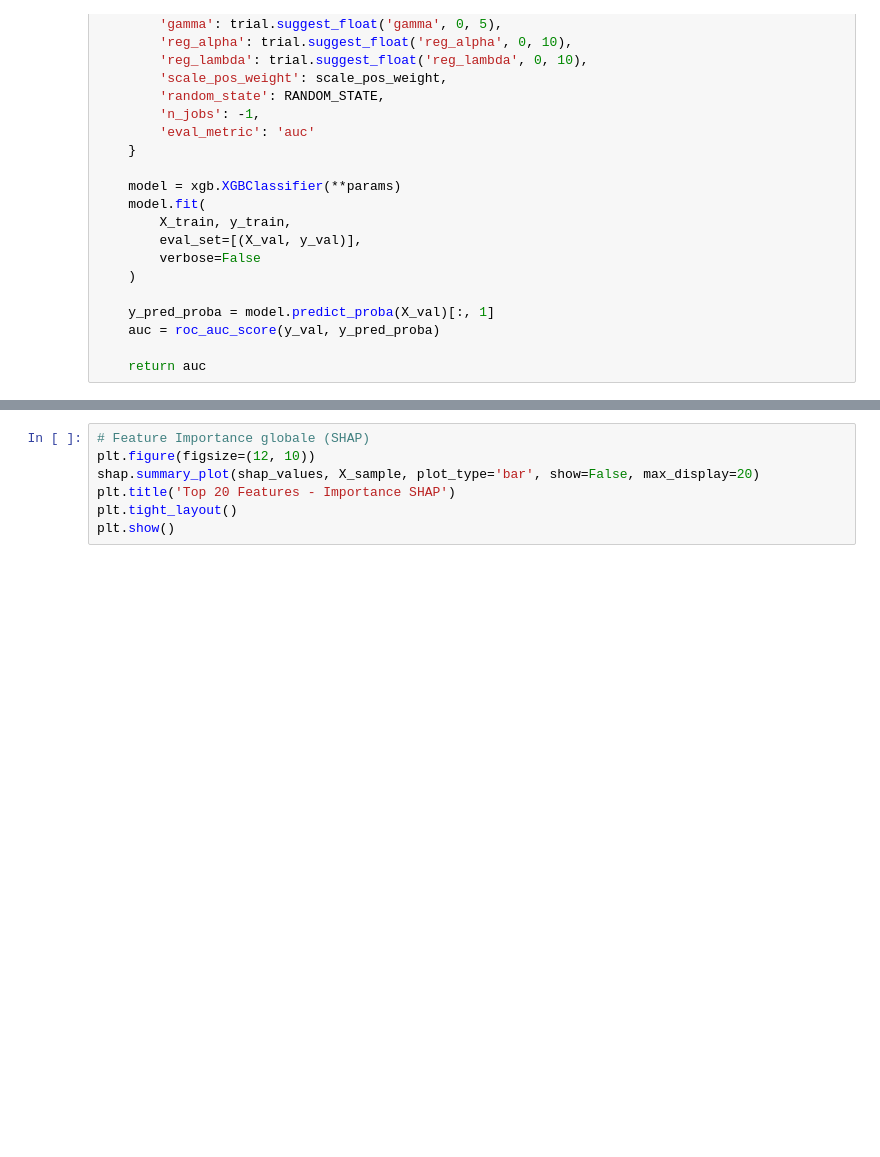
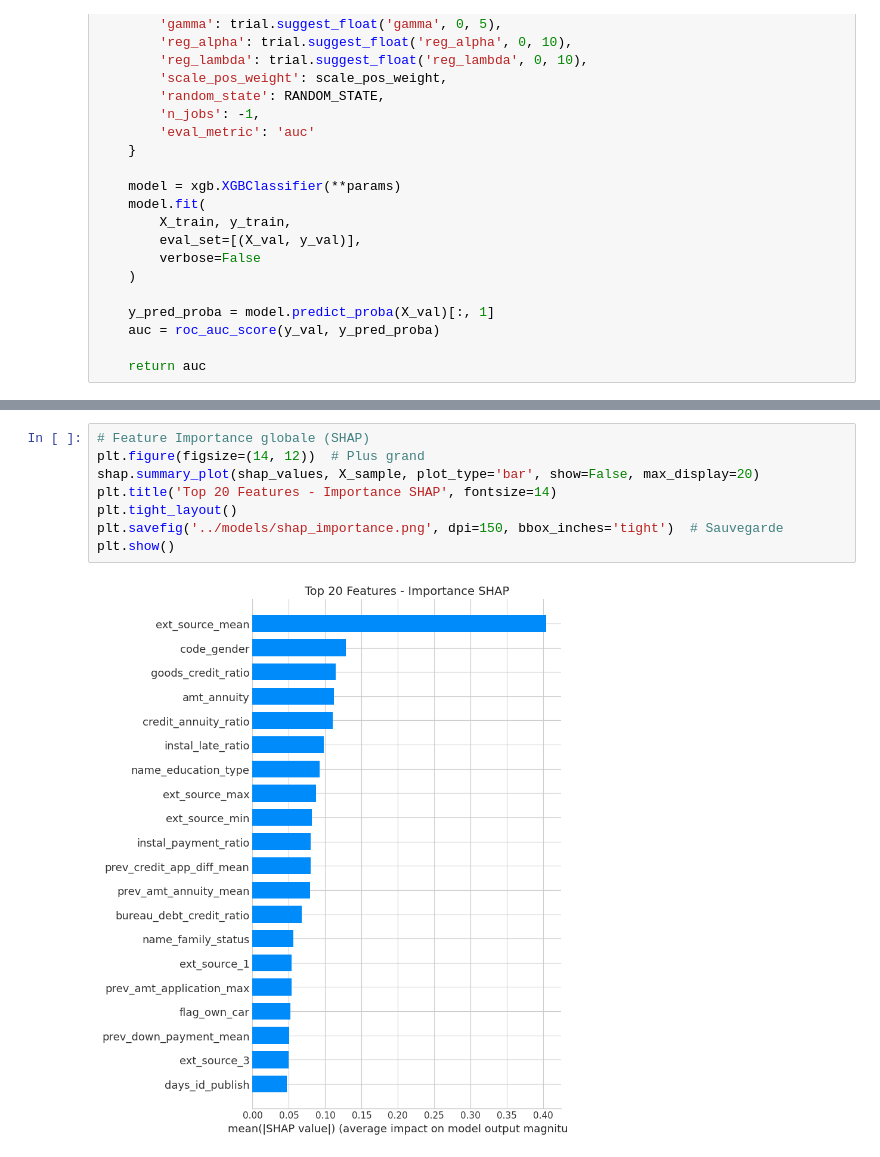
Before and after one commit to Danesamo/credit-risk-scoring-pipeline, a Jupyter notebook: notebooks/03_modeling.ipynb, the cells around one changed output, grey strips where cells are left out. Drawn from its saved outputs; the diff is of its cells as text; blank space fills up the shorter version.

```diff
--- a/notebooks/03_modeling.ipynb
+++ b/notebooks/03_modeling.ipynb
@@ -384,10 +540,13 @@ print("SHAP values calculés!")
 # %%
 # Feature Importance globale (SHAP)
-plt.figure(figsize=(12, 10))
+plt.figure(figsize=(14, 12))  # Plus grand
 shap.summary_plot(shap_values, X_sample, plot_type='bar', show=False, max_display=20)
-plt.title('Top 20 Features - Importance SHAP')
+plt.title('Top 20 Features - Importance SHAP', fontsize=14)
 plt.tight_layout()
+plt.savefig('../models/shap_importance.png', dpi=150, bbox_inches='tight')  # Sauvegarde
 plt.show()
+# %% [output]
+[figure, added]
 # %%
 # Summary plot (impact sur la prédiction)
 plt.figure(figsize=(12, 10))
```
Also changed, not shown: parts of 34 cells of this notebook, 10 other files.
